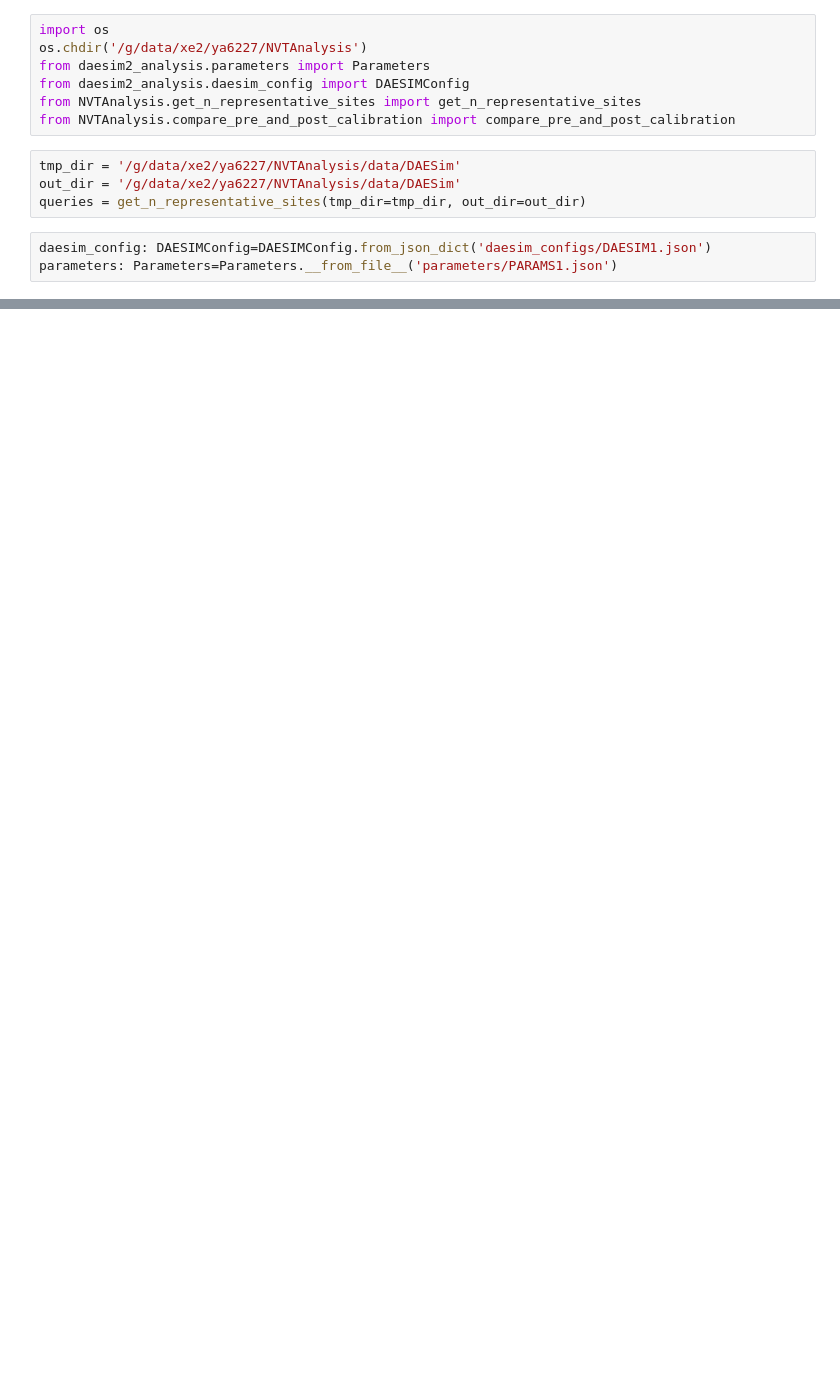
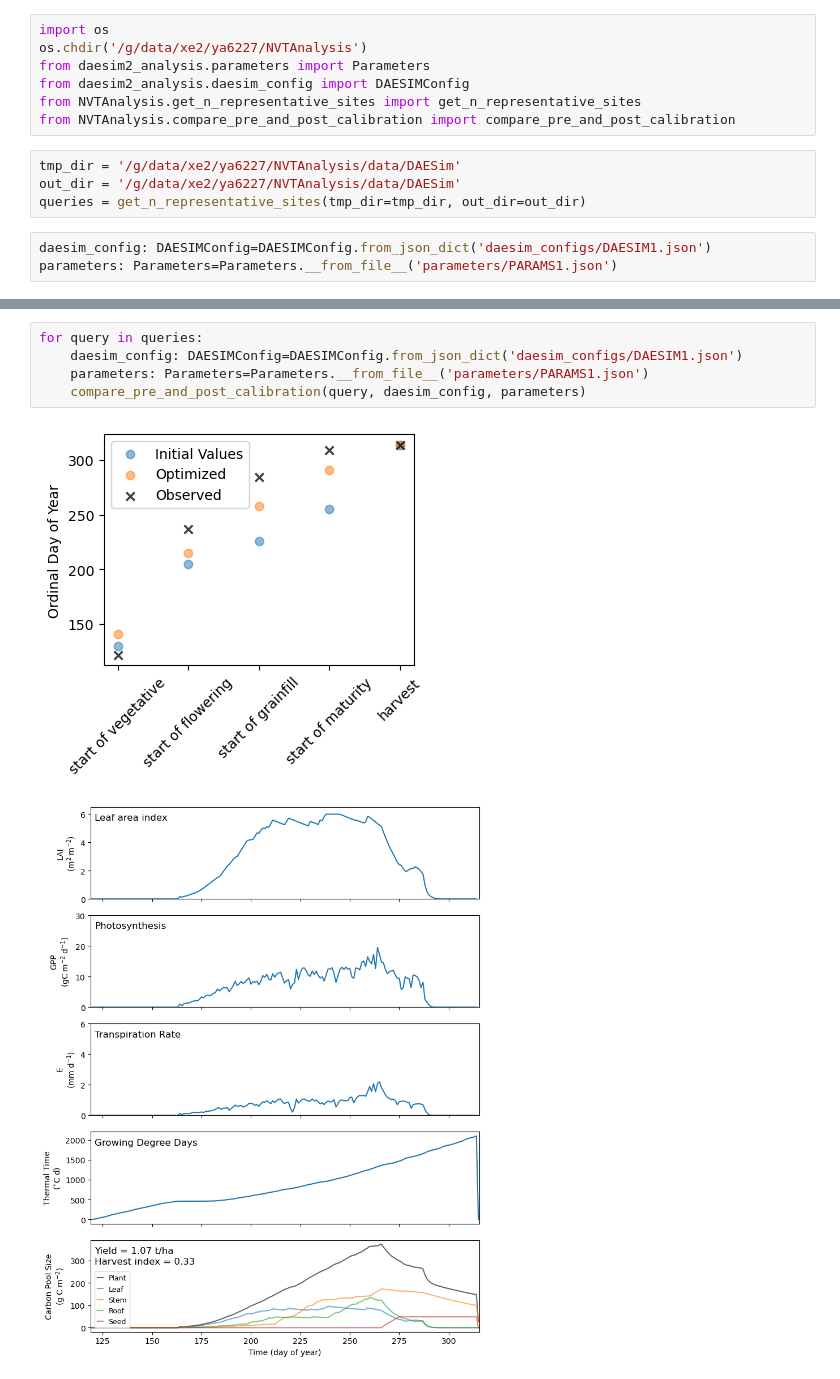
Before and after one commit to thestochasticman/NVTAnalysis, a Jupyter notebook: notebooks/optimisation_4.ipynb, the cells around one changed output, grey strips where cells are left out. Drawn from its saved outputs; the diff is of its cells as text; blank space fills up the shorter version.

```diff
--- a/notebooks/optimisation_4.ipynb
+++ b/notebooks/optimisation_4.ipynb
@@ -20,0 +21,8 @@ compare_pre_and_post_calibration(queries[0], daesim_config, parameters)
+# %%
+for query in queries:
+    daesim_config: DAESIMConfig=DAESIMConfig.from_json_dict('daesim_configs/DAESIM1.json')
+    parameters: Parameters=Parameters.__from_file__('parameters/PARAMS1.json')
+    compare_pre_and_post_calibration(query, daesim_config, parameters)
+# %% [output]
+[figure, added]
+[figure, added]
```
Also changed, not shown: parts of 2 cells of this notebook, 42 other files.
